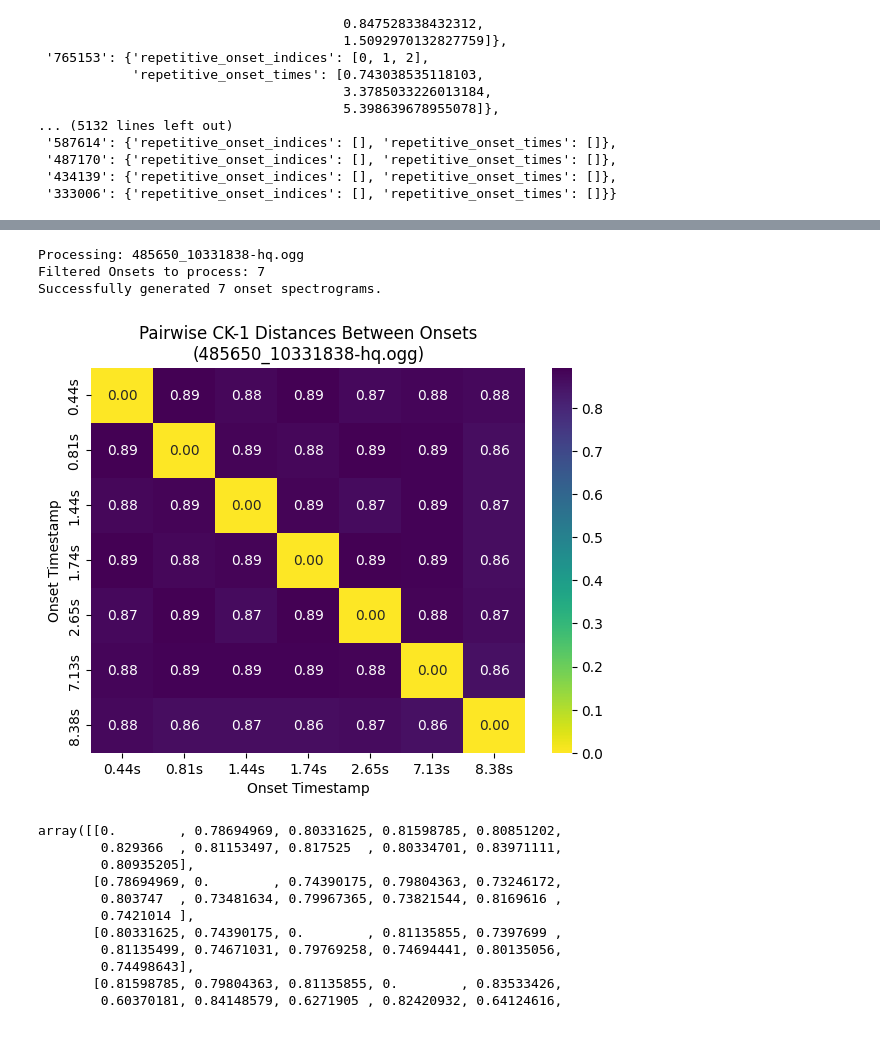
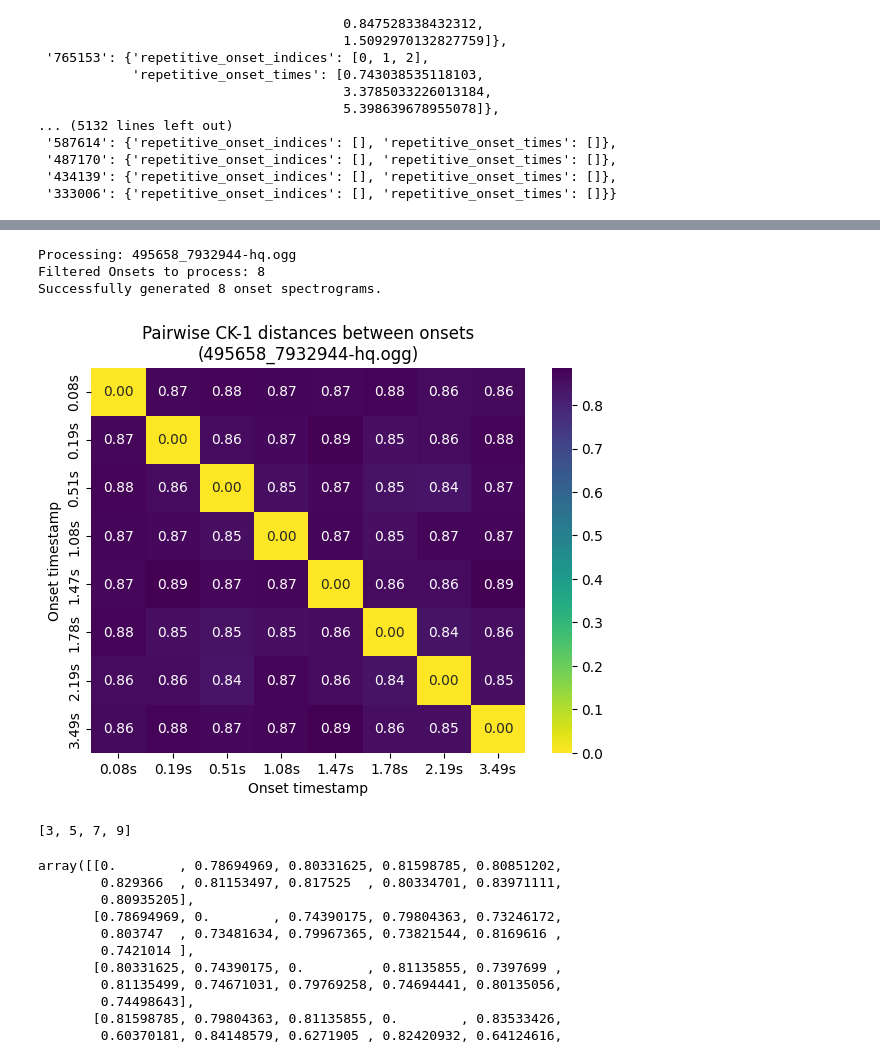
Before and after one commit to morehovschi/repepep, a Jupyter notebook: src/ck_distance_playground.ipynb, the cells around one changed output, grey strips where cells are left out. Drawn from its saved outputs; the diff is of its cells as text; code cells hidden in the pictures.

```diff
--- a/src/ck_distance_playground.ipynb
+++ b/src/ck_distance_playground.ipynb
@@ -335,6 +342,6 @@ pp(annotations)
  '434139': {'repetitive_onset_indices': [], 'repetitive_onset_times': []},
  '333006': {'repetitive_onset_indices': [], 'repetitive_onset_times': []}}
 # %%
-i = list(df["sound_id"]).index(485650)
+i = list(df["sound_id"]).index(495658)
 i
 # %% [output]
@@ -353,31 +360,35 @@ Index 514, annotating sound with id: 485650
 # %%
 # Pick a row from your dataframe known to contain repeating pickaxe hits
 sample_row = df.iloc[i]
 file_path = sample_row['local_path']
 
 # Run the experimental pipeline
 matrix, onsets = analyze_recording_onsets_ck(file_path, window_ms=125)
 
 # Plot the matrix as a heatmap
 if matrix is not None:
     plt.figure(figsize=(7,5))
     sns.heatmap(
         matrix,
         cmap="viridis_r", # Reversed viridis: darker colors mean closer to 0 (highly similar)
         xticklabels=[f"{t:.2f}s" for t in onsets],
         yticklabels=[f"{t:.2f}s" for t in onsets],
         annot=True,       # Displays raw CK values in the boxes if onset count is small
         fmt=".2f"
     )
-    plt.title(f"Pairwise CK-1 Distances Between Onsets\n({os.path.basename(file_path)})")
-    plt.xlabel("Onset Timestamp")
-    plt.ylabel("Onset Timestamp")
+    plt.title(f"Pairwise CK-1 distances between onsets\n({os.path.basename(file_path)})")
+    plt.xlabel("Onset timestamp")
+    plt.ylabel("Onset timestamp")
     plt.show()
 # %% [output]
-Processing: 485650_10331838-hq.ogg
-Filtered Onsets to process: 7
-Successfully generated 7 onset spectrograms.
+Processing: 495658_7932944-hq.ogg
+Filtered Onsets to process: 8
+Successfully generated 8 onset spectrograms.
-[figure, old version]
+[figure, new version]
+# %%
+annotations["232929"]["repetitive_onset_indices"]
+# %% [output]
+[3, 5, 7, 9]
 # %%
 matrix
 # %% [output]
```
Also changed, not shown: parts of 3 cells of this notebook, 4 other files.
